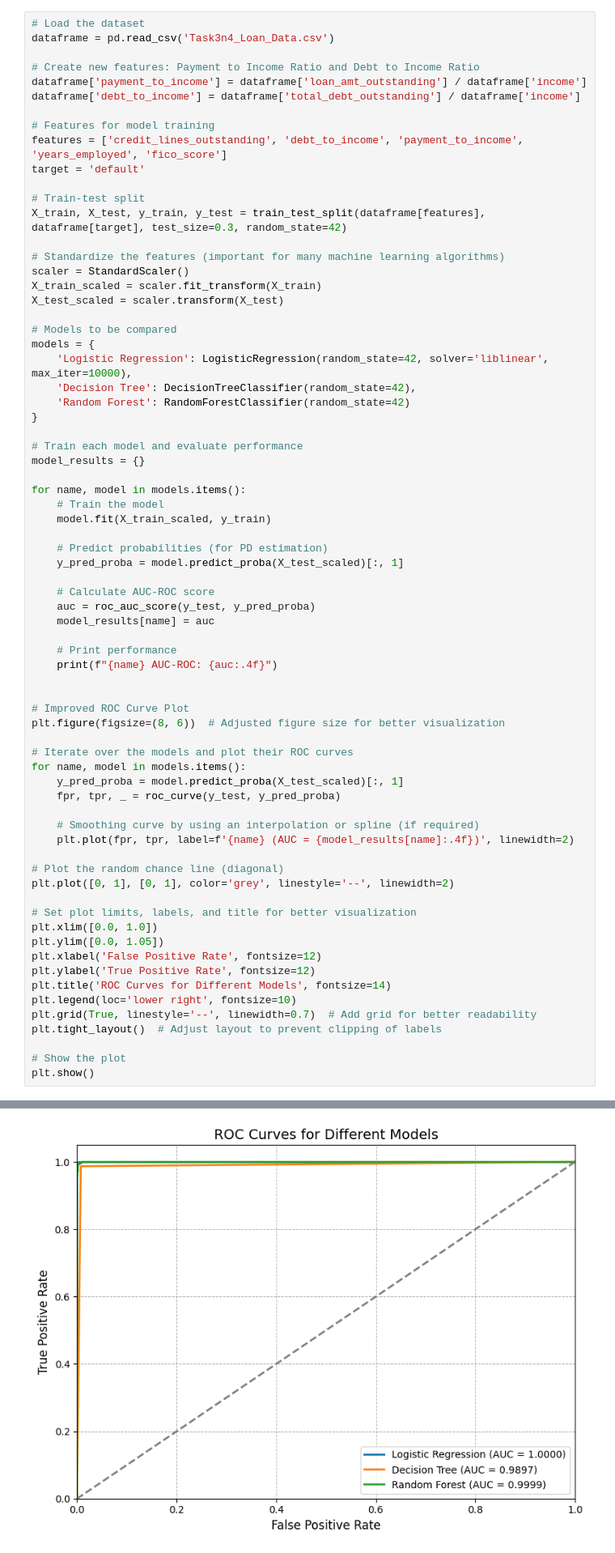
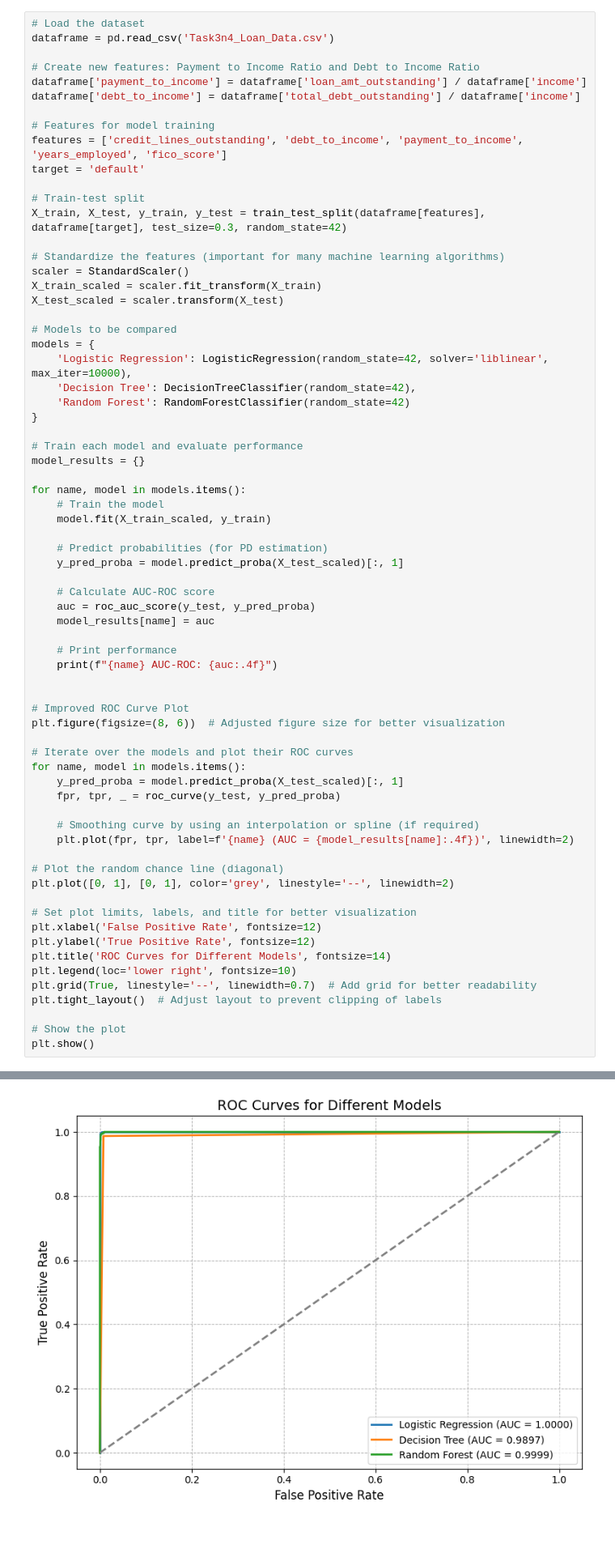
Before and after one commit to HowaiMak/JPMC-Quantitative-Research, a Jupyter notebook: JP_EX3.ipynb, the cells around one changed output, grey strips where cells are left out. Shown: that part at 81% size. Drawn from its saved outputs; the diff is of its cells as text.

```diff
--- a/JP_EX3.ipynb
+++ b/JP_EX3.ipynb
@@ -62,36 +62,34 @@ for name, model in models.items():
 
 
 # Improved ROC Curve Plot
 plt.figure(figsize=(8, 6))  # Adjusted figure size for better visualization
 
 # Iterate over the models and plot their ROC curves
 for name, model in models.items():
     y_pred_proba = model.predict_proba(X_test_scaled)[:, 1]
     fpr, tpr, _ = roc_curve(y_test, y_pred_proba)
 
     # Smoothing curve by using an interpolation or spline (if required)
     plt.plot(fpr, tpr, label=f'{name} (AUC = {model_results[name]:.4f})', linewidth=2)
 
 # Plot the random chance line (diagonal)
 plt.plot([0, 1], [0, 1], color='grey', linestyle='--', linewidth=2)
 
 # Set plot limits, labels, and title for better visualization
-plt.xlim([0.0, 1.0])
-plt.ylim([0.0, 1.05])
 plt.xlabel('False Positive Rate', fontsize=12)
 plt.ylabel('True Positive Rate', fontsize=12)
 plt.title('ROC Curves for Different Models', fontsize=14)
 plt.legend(loc='lower right', fontsize=10)
 plt.grid(True, linestyle='--', linewidth=0.7)  # Add grid for better readability
 plt.tight_layout()  # Adjust layout to prevent clipping of labels
 
 # Show the plot
 plt.show()
 # %% [output]
 Logistic Regression AUC-ROC: 1.0000
 Decision Tree AUC-ROC: 0.9897
 Random Forest AUC-ROC: 0.9999
-[figure, old version]
+[figure, new version]
 # %%
 # Final Function: Expected Loss Calculation based on PD
 def calculate_expected_loss(loan_data, model, scaler, recovery_rate=0.10):
```
